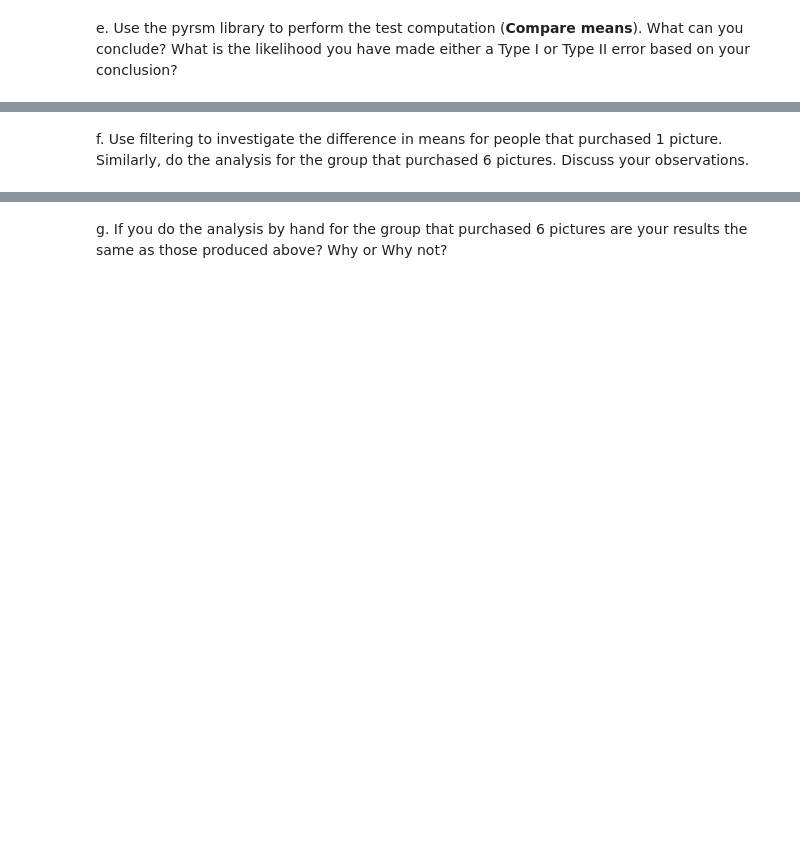
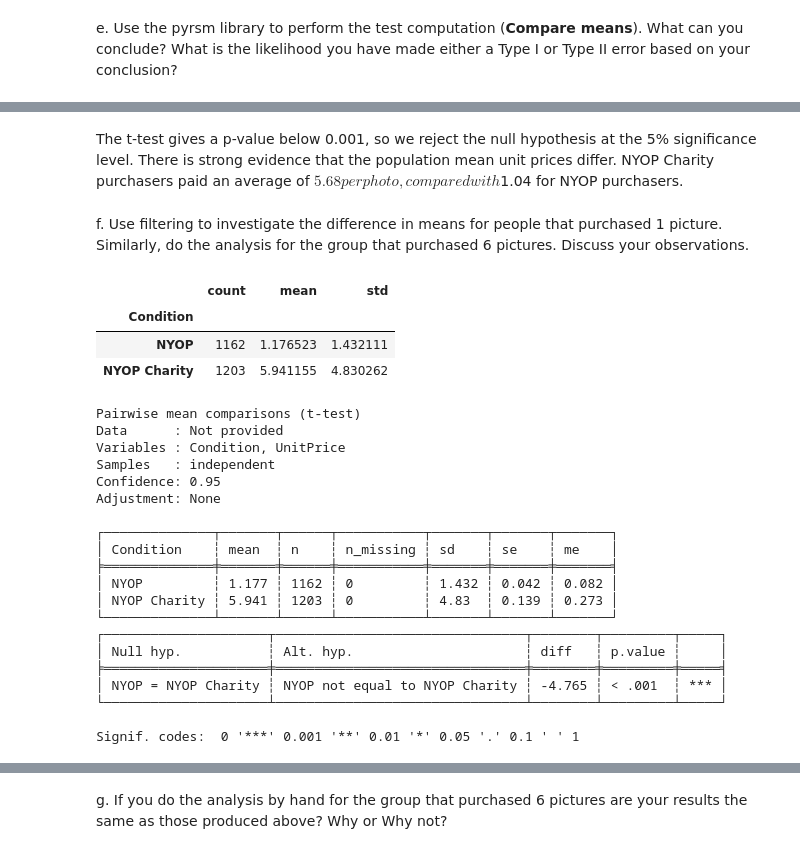
Before and after one commit to rsm-haz161/MGTA453-CaseStudy, a Jupyter notebook: Shared_Social_Responsibility.ipynb, the cells around one changed output, grey strips where cells are left out. Cells and saved outputs as stored; diff of their text form; code cells hidden in the pictures; blank space fills up the shorter version.

```diff
--- a/Shared_Social_Responsibility.ipynb
+++ b/Shared_Social_Responsibility.ipynb
@@ -167,2 +246,42 @@ e. Use the pyrsm library to perform the test computation (**Compare means**). Wh
+# %% [markdown]
+The t-test gives a p-value below 0.001, so we reject the null hypothesis at the 5% significance level. There is strong evidence that the population mean unit prices differ. NYOP Charity purchasers paid an average of $5.68 per photo, compared with $1.04 for NYOP purchasers.
 # %% [markdown]
 f. Use filtering to investigate the difference in means for people that purchased 1 picture. Similarly, do the analysis for the group that purchased 6 pictures. Discuss your observations.
+# %%
+# Author: Haolin Zhang
+one_photo = nyop[nyop["Number"] == 1]
+
+display(one_photo.groupby("Condition")["UnitPrice"].agg(["count", "mean", "std"]))
+
+one_photo_for_test = pl.from_pandas(one_photo[["Condition", "UnitPrice"]])
+
+one_photo_test = rsm.basics.compare_means(
+    data=one_photo_for_test, var1="Condition", var2="UnitPrice"
+)
+
+one_photo_test.summary()
+# %% [output]
+|  | count | mean | std |
+| Condition |  |  |  |
+| NYOP | 1162 | 1.176523 | 1.432111 |
+| NYOP Charity | 1203 | 5.941155 | 4.830262 |
+Pairwise mean comparisons (t-test)
+Data      : Not provided
+Variables : Condition, UnitPrice
+Samples   : independent
+Confidence: 0.95
+Adjustment: None
+
+┌──────────────┬───────┬──────┬───────────┬───────┬───────┬───────┐
+│ Condition    ┆ mean  ┆ n    ┆ n_missing ┆ sd    ┆ se    ┆ me    │
+╞══════════════╪═══════╪══════╪═══════════╪═══════╪═══════╪═══════╡
+│ NYOP         ┆ 1.177 ┆ 1162 ┆ 0         ┆ 1.432 ┆ 0.042 ┆ 0.082 │
+│ NYOP Charity ┆ 5.941 ┆ 1203 ┆ 0         ┆ 4.83  ┆ 0.139 ┆ 0.273 │
+└──────────────┴───────┴──────┴───────────┴───────┴───────┴───────┘
+┌─────────────────────┬────────────────────────────────┬────────┬─────────┬─────┐
+│ Null hyp.           ┆ Alt. hyp.                      ┆ diff   ┆ p.value ┆     │
+╞═════════════════════╪════════════════════════════════╪════════╪═════════╪═════╡
+│ NYOP = NYOP Charity ┆ NYOP not equal to NYOP Charity ┆ -4.765 ┆ < .001  ┆ *** │
+└─────────────────────┴────────────────────────────────┴────────┴─────────┴─────┘
+
+Signif. codes:  0 '***' 0.001 '**' 0.01 '*' 0.05 '.' 0.1 ' ' 1
```
Also changed, not shown: parts of 12 cells of this notebook.
